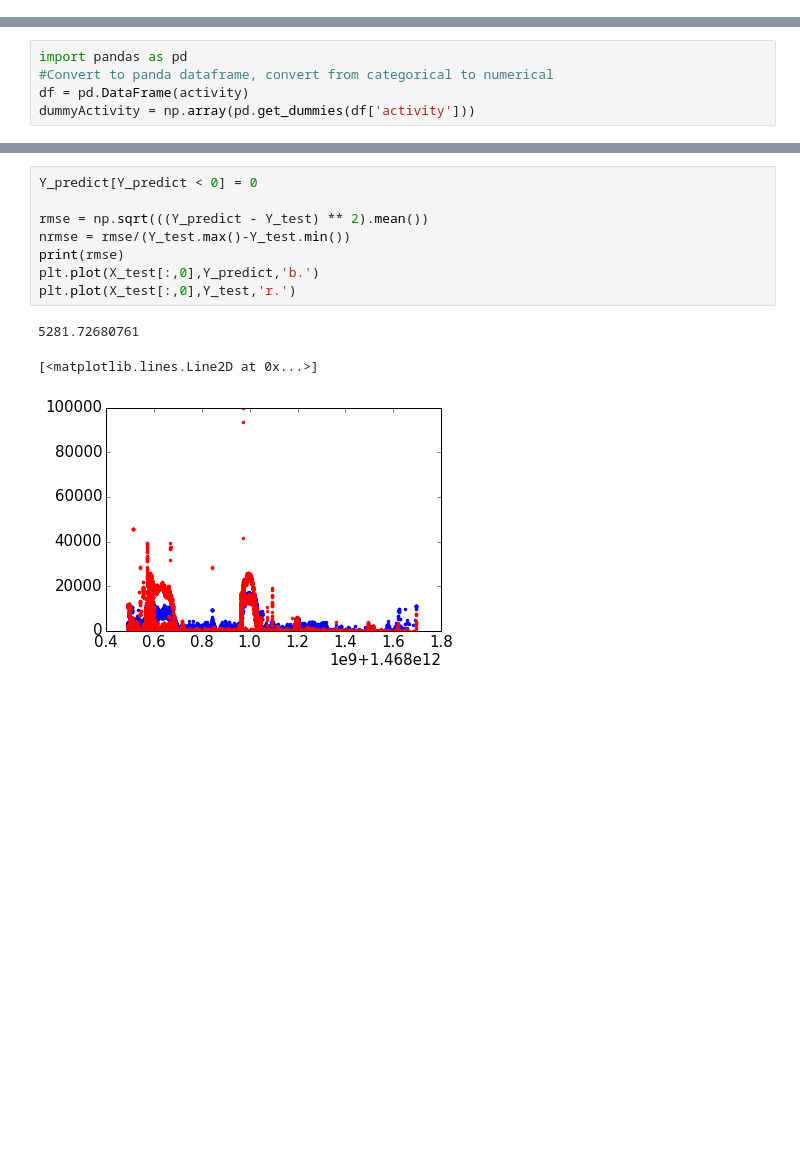
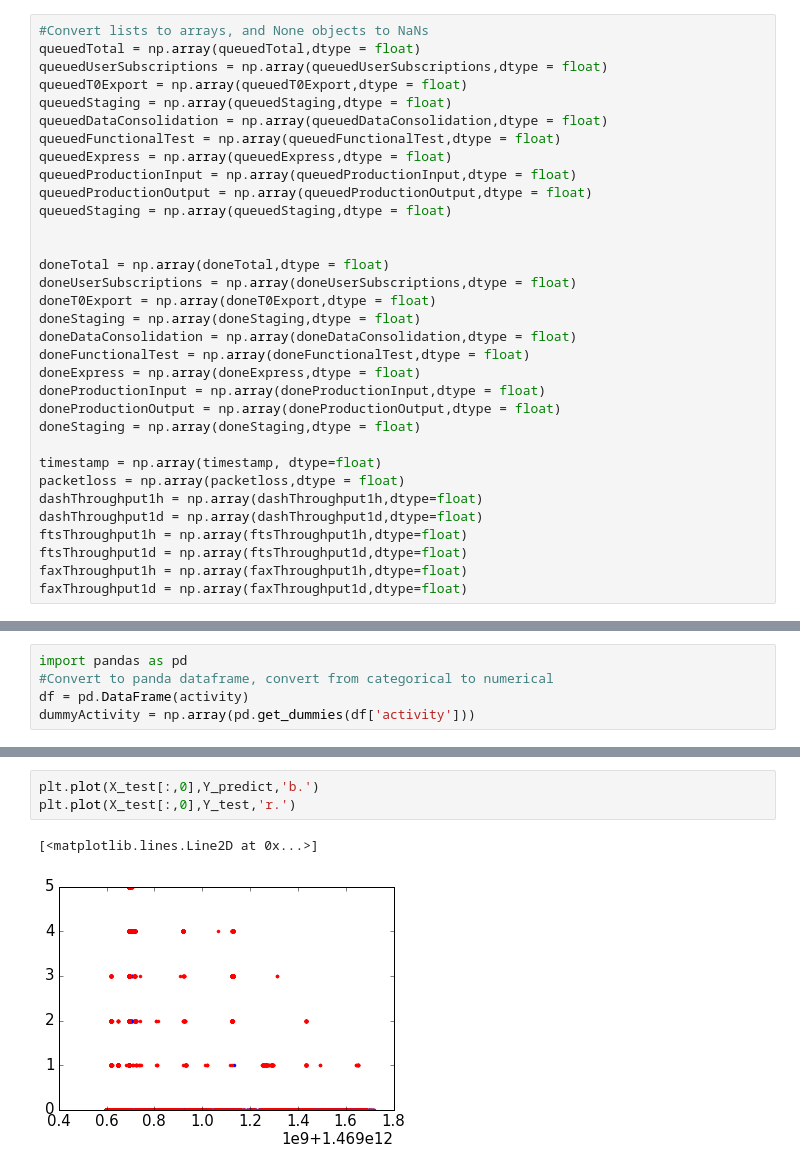
Before and after one commit to ATLAS-Analytics/AnalyticsNotebooks, a Jupyter notebook: Wesley/LinkRegression-Copy1.ipynb, the cells around one changed output, grey strips where cells are left out. Saved outputs shown, nothing was run; the diff lists cells and outputs as text; blank space fills up the shorter version.

```diff
--- a/Wesley/LinkRegression-Copy1.ipynb
+++ b/Wesley/LinkRegression-Copy1.ipynb
@@ -294,3 +396,36 @@ Finished aggregating in 157.025570 seconds
+# %%
+#Convert lists to arrays, and None objects to NaNs
+queuedTotal = np.array(queuedTotal,dtype = float)
+queuedUserSubscriptions = np.array(queuedUserSubscriptions,dtype = float)
+queuedT0Export = np.array(queuedT0Export,dtype = float)
+queuedStaging = np.array(queuedStaging,dtype = float)
+queuedDataConsolidation = np.array(queuedDataConsolidation,dtype = float)
+queuedFunctionalTest = np.array(queuedFunctionalTest,dtype = float)
+queuedExpress = np.array(queuedExpress,dtype = float)
+queuedProductionInput = np.array(queuedProductionInput,dtype = float)
+queuedProductionOutput = np.array(queuedProductionOutput,dtype = float)
+queuedStaging = np.array(queuedStaging,dtype = float)
+
+
+doneTotal = np.array(doneTotal,dtype = float)
+doneUserSubscriptions = np.array(doneUserSubscriptions,dtype = float)
+doneT0Export = np.array(doneT0Export,dtype = float)
+doneStaging = np.array(doneStaging,dtype = float)
+doneDataConsolidation = np.array(doneDataConsolidation,dtype = float)
+doneFunctionalTest = np.array(doneFunctionalTest,dtype = float)
+doneExpress = np.array(doneExpress,dtype = float)
+doneProductionInput = np.array(doneProductionInput,dtype = float)
+doneProductionOutput = np.array(doneProductionOutput,dtype = float)
+doneStaging = np.array(doneStaging,dtype = float)
+
+timestamp = np.array(timestamp, dtype=float)
+packetloss = np.array(packetloss,dtype = float)
+dashThroughput1h = np.array(dashThroughput1h,dtype=float)
+dashThroughput1d = np.array(dashThroughput1d,dtype=float)
+ftsThroughput1h = np.array(ftsThroughput1h,dtype=float)
+ftsThroughput1d = np.array(ftsThroughput1d,dtype=float)
+faxThroughput1h = np.array(faxThroughput1h,dtype=float)
+faxThroughput1d = np.array(faxThroughput1d,dtype=float)
 # %%
 import datetime
 from datetime import datetime
@@ -483,12 +700,6 @@ Y_predict = model.fit(X_train[:,1:],Y_train).predict(X_test[:,1:])
 # %%
-Y_predict[Y_predict < 0] = 0
-
-rmse = np.sqrt(((Y_predict - Y_test) ** 2).mean())
-nrmse = rmse/(Y_test.max()-Y_test.min())
-print(rmse)
 plt.plot(X_test[:,0],Y_predict,'b.')
 plt.plot(X_test[:,0],Y_test,'r.')
 # %% [output]
-5281.72680761
+[<matplotlib.lines.Line2D at 0x...>]
-[<matplotlib.lines.Line2D at 0x...>]
-[figure, old version]
+[figure, new version]
```
Also changed, not shown: parts of 24 cells of this notebook, 10 other files.
